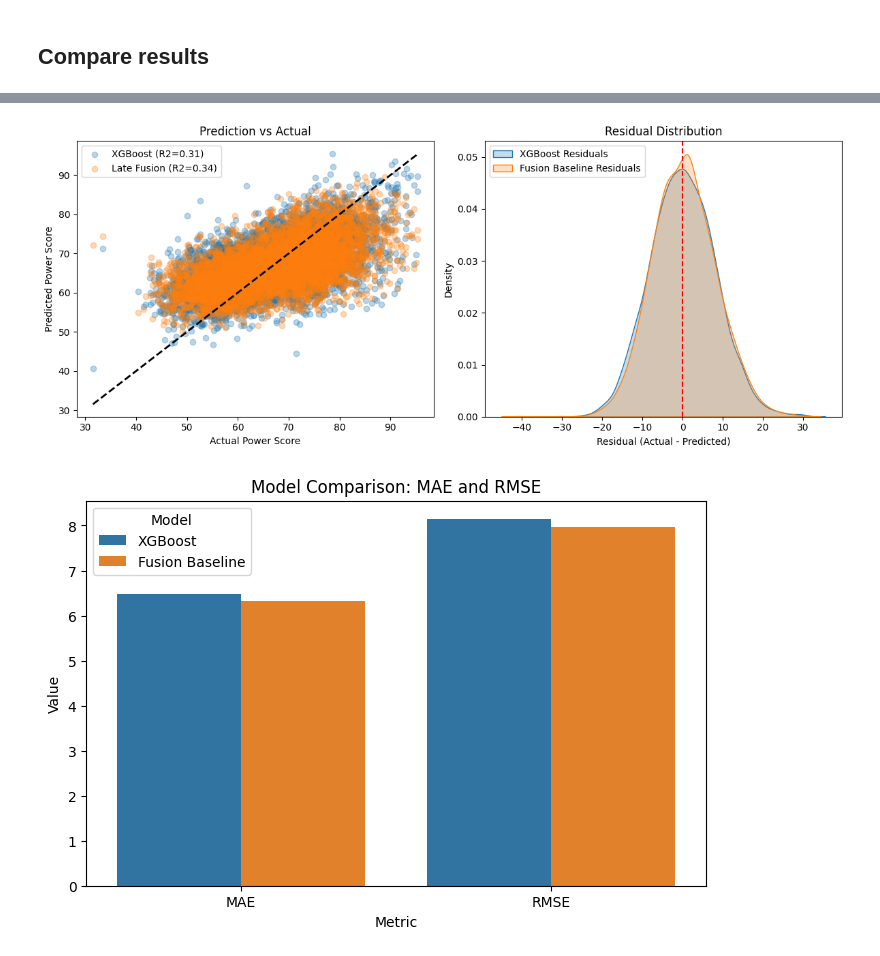
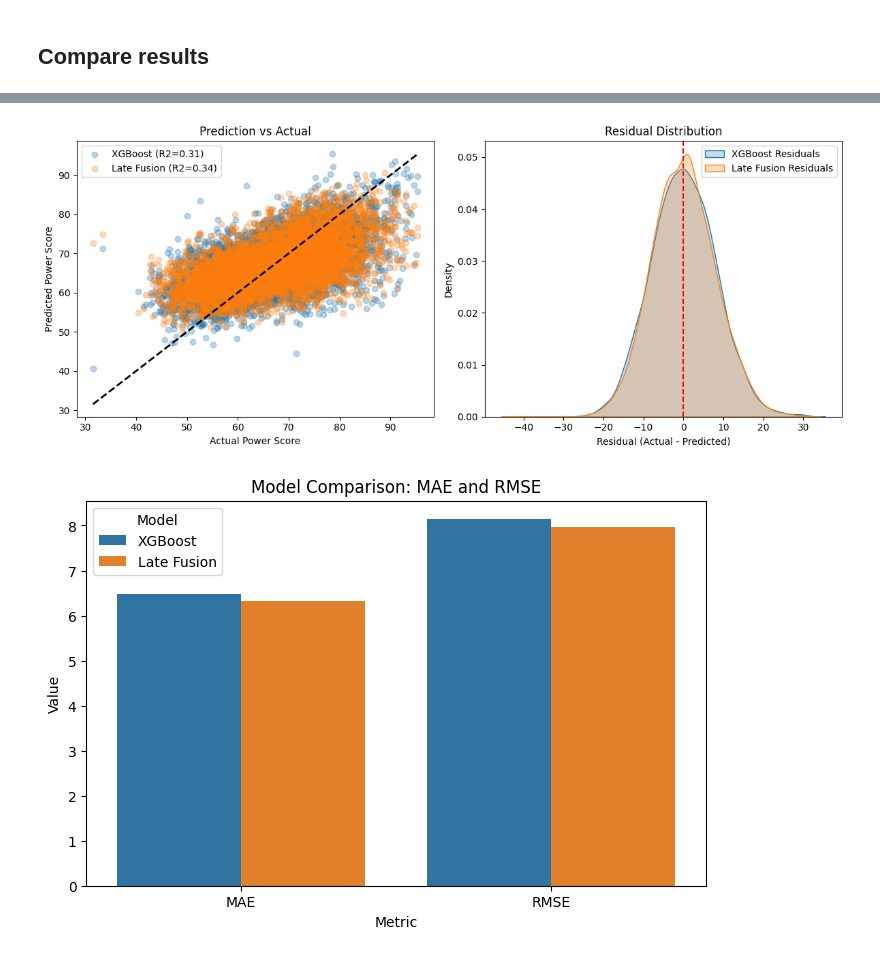
Before and after one commit to LUKEx76/mtg_ai, a Jupyter notebook: src/train_card_strength_model.ipynb, the cells around one changed output, grey strips where cells are left out. Drawn from its saved outputs; the diff is of its cells as text; code cells hidden in the pictures.

```diff
--- a/src/train_card_strength_model.ipynb
+++ b/src/train_card_strength_model.ipynb
@@ -415,34 +478,34 @@ plt.subplot(1, 2, 1)
 plt.scatter(y_test, y_pred_xgb, alpha=0.3, label=f'XGBoost (R2={xgb_r2:.2f})', color='tab:blue')
 plt.scatter(y_test, y_pred_fusion, alpha=0.3, label=f'Late Fusion (R2={fusion_r2:.2f})', color='tab:orange')
 plt.plot([y_test.min(), y_test.max()], [y_test.min(), y_test.max()], 'k--', lw=2)
 plt.xlabel('Actual Power Score')
 plt.ylabel('Predicted Power Score')
 plt.title('Prediction vs Actual')
 plt.legend()
 
 # 2. Plot Error Distribution
 plt.subplot(1, 2, 2)
 sns.kdeplot(y_test - y_pred_xgb, label='XGBoost Residuals', fill=True, color='tab:blue')
-sns.kdeplot(y_test - y_pred_fusion, label='Fusion Baseline Residuals', fill=True, color='tab:orange')
+sns.kdeplot(y_test - y_pred_fusion, label='Late Fusion Residuals', fill=True, color='tab:orange')
 plt.axvline(x=0, color='red', linestyle='--')
 plt.xlabel('Residual (Actual - Predicted)')
 plt.title('Residual Distribution')
 plt.legend()
 
 plt.tight_layout()
 plt.show()
 
 # 3. Metrics Comparison Bar Chart
 metrics_df = pd.DataFrame({
-    'Model': ['XGBoost', 'Fusion Baseline', 'XGBoost', 'Fusion Baseline'],
+    'Model': ['XGBoost', 'Late Fusion', 'XGBoost', 'Late Fusion'],
     'Metric': ['MAE', 'MAE', 'RMSE', 'RMSE'],
     'Value': [xgb_mae, fusion_mae, xgb_rmse, fusion_rmse]
 })
 
 plt.figure(figsize=(8, 5))
 sns.barplot(x='Metric', y='Value', hue='Model', data=metrics_df)
 plt.title('Model Comparison: MAE and RMSE')
 plt.show()
 # %% [output]
-[figure, old version]
+[figure, new version]
-[figure, old version]
+[figure, new version]
```
Also changed, not shown: parts of 6 cells of this notebook.
